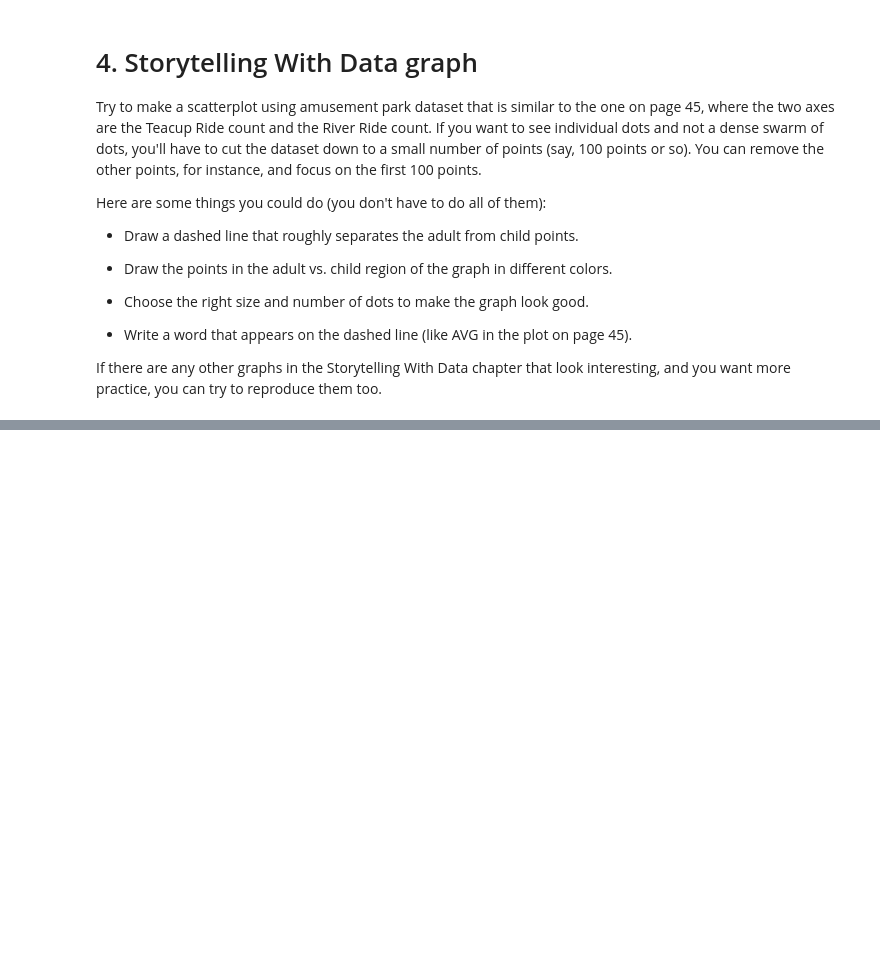
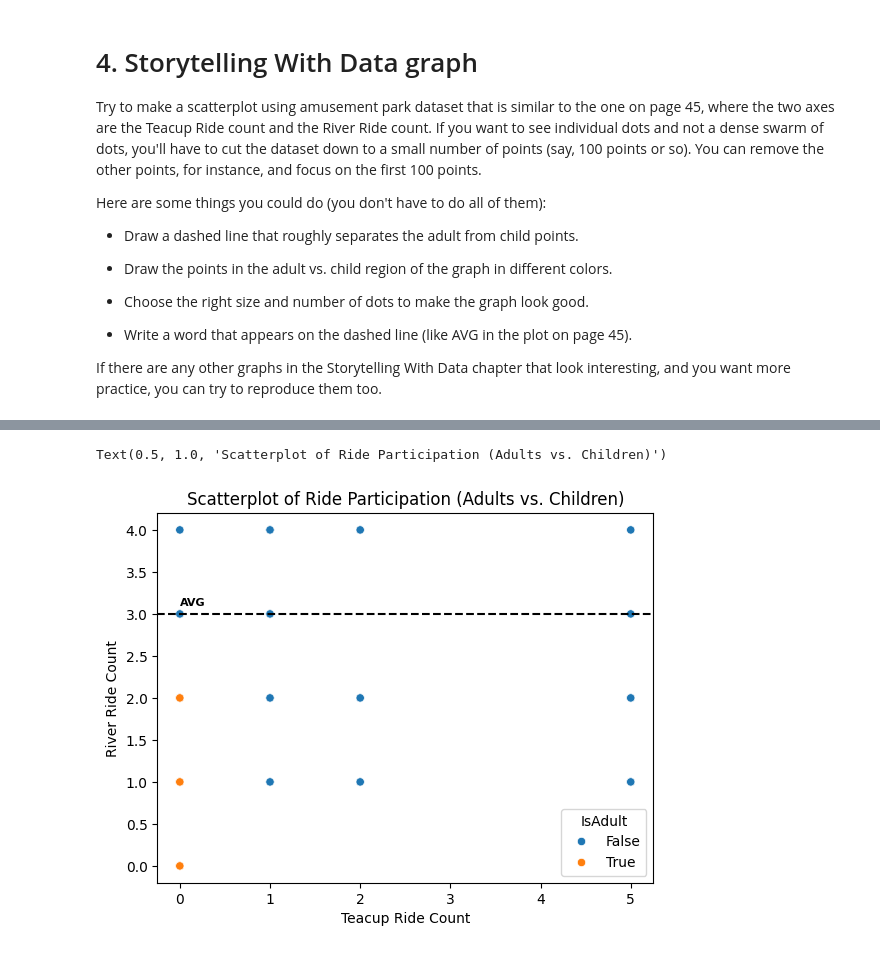
Before and after one commit to Rocking-Priya/2025-spring-B2, a Jupyter notebook: Week3.ipynb, the cells around one changed output, grey strips where cells are left out. Saved outputs shown, nothing was run; the diff lists cells and outputs as text; code cells hidden in the pictures; blank space fills up the shorter version.

```diff
--- a/Week3.ipynb
+++ b/Week3.ipynb
@@ -492,3 +492,6 @@ Here are some things you could do (you don't have to do all of them):
 * Write a word that appears on the dashed line (like AVG in the plot on page 45).
 
 If there are any other graphs in the Storytelling With Data chapter that look interesting, and you want more practice, you can try to reproduce them too.
+# %%
+# Select only the first 100 points to avoid too many overlapping dots
+df_small = df.head(100)
@@ -494,0 +509,11 @@ If there are any other graphs in the Storytelling With Data chapter that look in
+# %%
+sns.scatterplot(data=df_small, x="TeacupRide", y="RiverRide", hue="IsAdult")
+plt.axhline(y=3, linestyle="dashed", color="black")  # Change 'y=3' based on your data
+plt.text(df_small["TeacupRide"].median(), 3.1, "AVG", fontsize=8, color="black", weight="bold")
+
+plt.xlabel("Teacup Ride Count")
+plt.ylabel("River Ride Count")
+plt.title("Scatterplot of Ride Participation (Adults vs. Children)")
+# %% [output]
+Text(0.5, 1.0, 'Scatterplot of Ride Participation (Adults vs. Children)')
+[figure, added]
```
Also changed, not shown: parts of 4 cells of this notebook.
